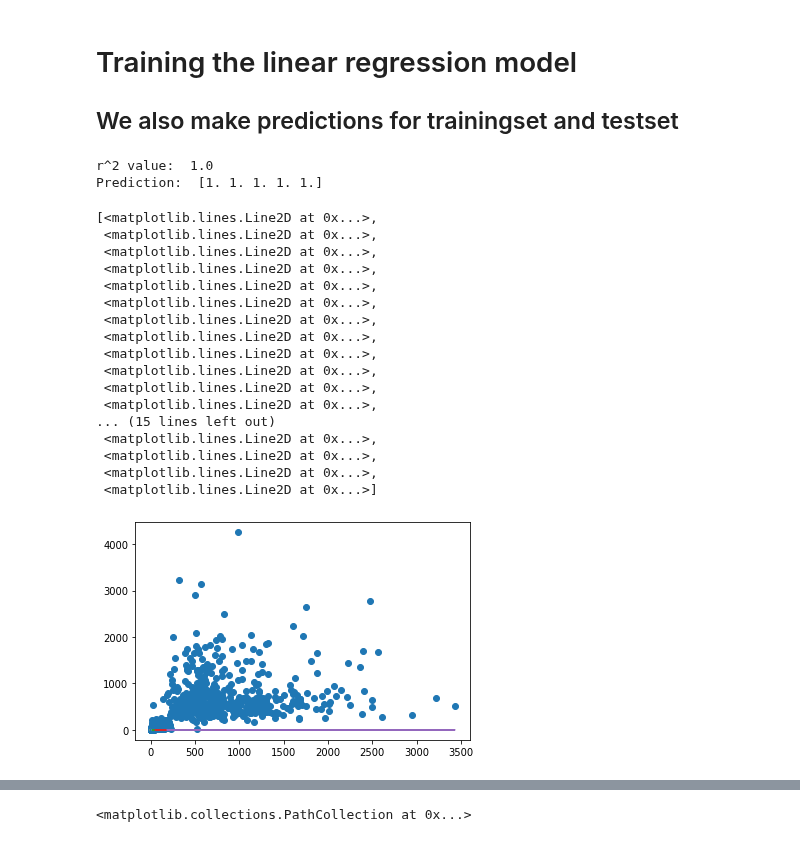
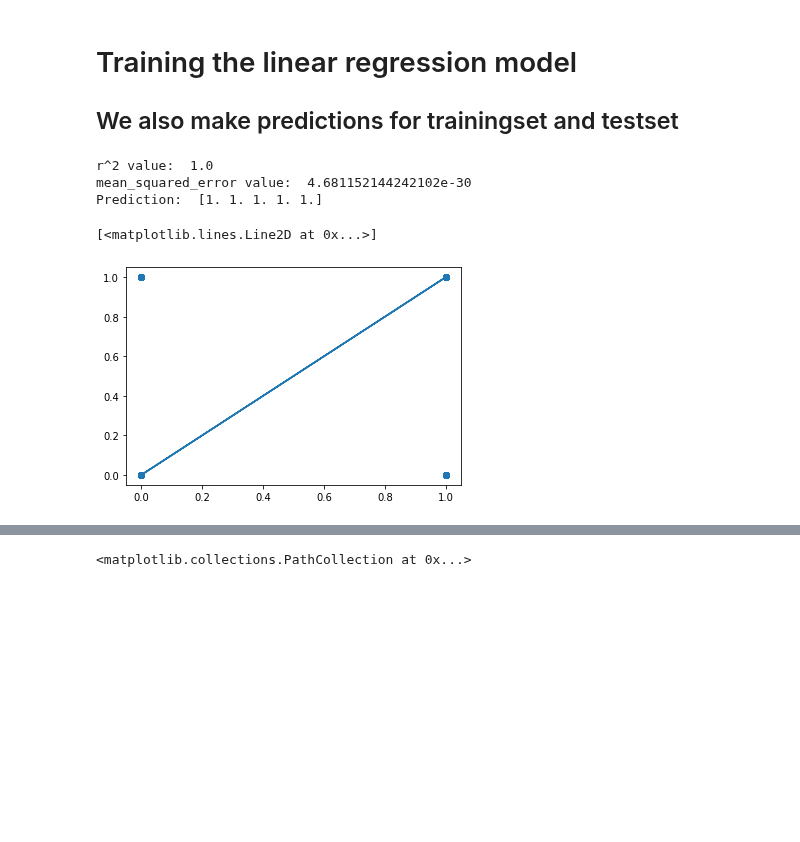
Before and after one commit to Ultan-Kearns/LYIT-Machine-Learning-Project, a Jupyter notebook: CA3Notebook.ipynb, the cells around one changed output, grey strips where cells are left out. Cells and saved outputs as stored; diff of their text form; code cells hidden in the pictures; blank space fills up the shorter version.

Commit message:
Updated some headings worked more on linear regression

```diff
--- a/CA3Notebook.ipynb
+++ b/CA3Notebook.ipynb
@@ -106,41 +106,28 @@ trainingSet.corr(method='pearson')
 
 ## We also make predictions for trainingset and testset
 # %%
-# Here we train a model to perform linear regression data set to predict
+# Here we train a model to perform linear regression data set to predict the diagnosis
 
 from sklearn.linear_model import LinearRegression
 from sklearn.metrics import mean_squared_error, r2_score
 from math import sqrt
 
 y = trainingSet.Diagnosis
 
 # create the linear regression model by fitting training set to the test set
 regression_model = LinearRegression().fit(trainingSet, y)
 # Score the model and retrive r^2 value
 rSquared = regression_model.score(trainingSet, y)
+prediction = regression_model.predict(trainingSet)
 print('r^2 value: ', rSquared)
+print('mean_squared_error value: ', mean_squared_error(trainingSet.Diagnosis, prediction))
 print('Prediction: ', regression_model.predict(trainingSet.head()))
 #Show a scatter plot of training set and
-plt.scatter(trainingSet,testSet)
-plt.plot(trainingSet,regression_model.predict(trainingSet))
+plt.scatter(trainingSet.Diagnosis.values,testSet.Diagnosis.values)
+plt.plot(trainingSet.Diagnosis,prediction)
 # %% [output]
 r^2 value:  1.0
+mean_squared_error value:  4.681152144242102e-30
 Prediction:  [1. 1. 1. 1. 1.]
-[<matplotlib.lines.Line2D at 0x...>,
- <matplotlib.lines.Line2D at 0x...>,
- <matplotlib.lines.Line2D at 0x...>,
- <matplotlib.lines.Line2D at 0x...>,
- <matplotlib.lines.Line2D at 0x...>,
- <matplotlib.lines.Line2D at 0x...>,
- <matplotlib.lines.Line2D at 0x...>,
- <matplotlib.lines.Line2D at 0x...>,
- <matplotlib.lines.Line2D at 0x...>,
- <matplotlib.lines.Line2D at 0x...>,
- <matplotlib.lines.Line2D at 0x...>,
- <matplotlib.lines.Line2D at 0x...>,
-... (15 lines left out)
- <matplotlib.lines.Line2D at 0x...>,
- <matplotlib.lines.Line2D at 0x...>,
- <matplotlib.lines.Line2D at 0x...>,
- <matplotlib.lines.Line2D at 0x...>]
+[<matplotlib.lines.Line2D at 0x...>]
-[figure, old version]
+[figure, new version]
```
Also changed, not shown: parts of 4 cells of this notebook.
